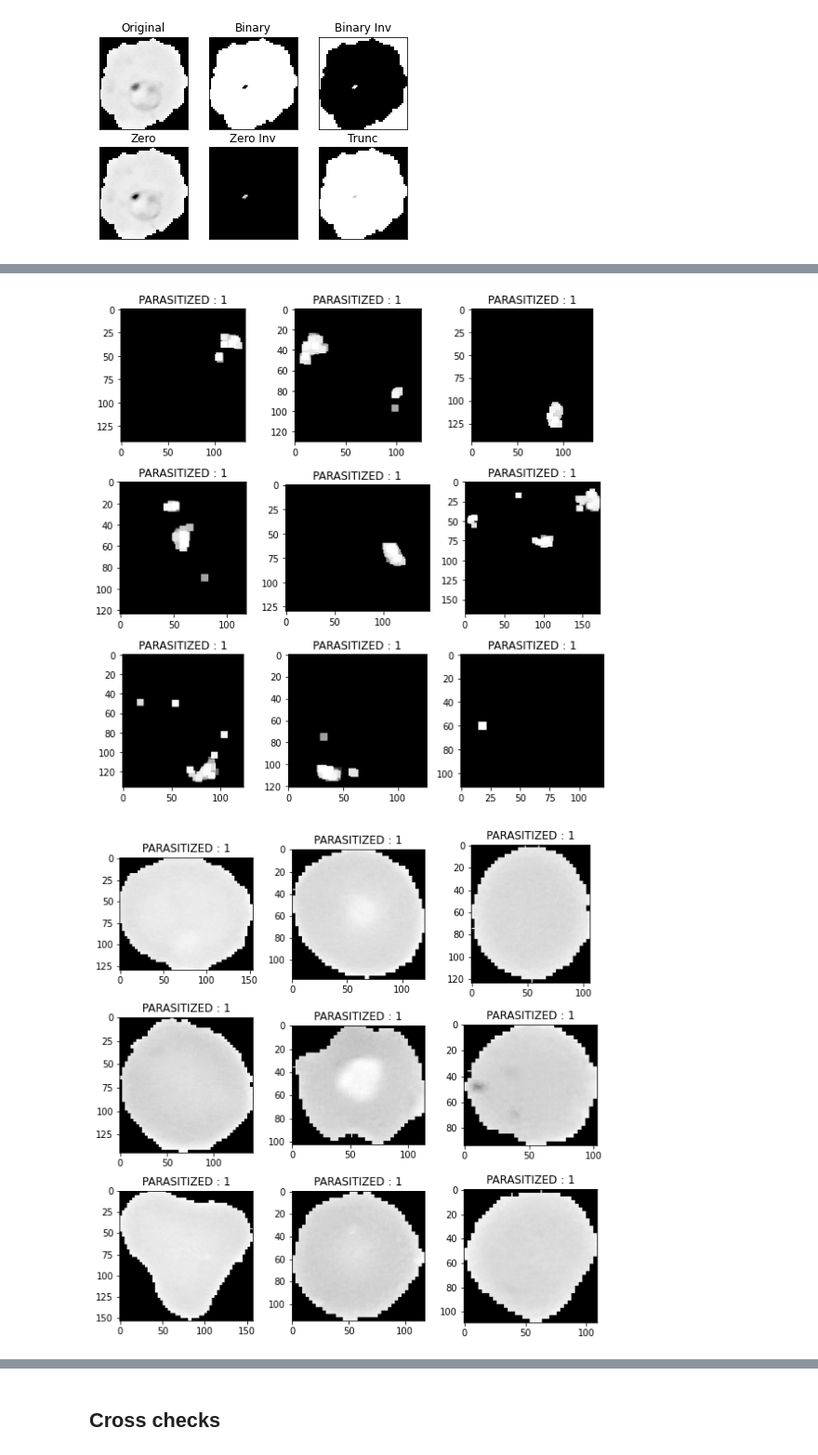
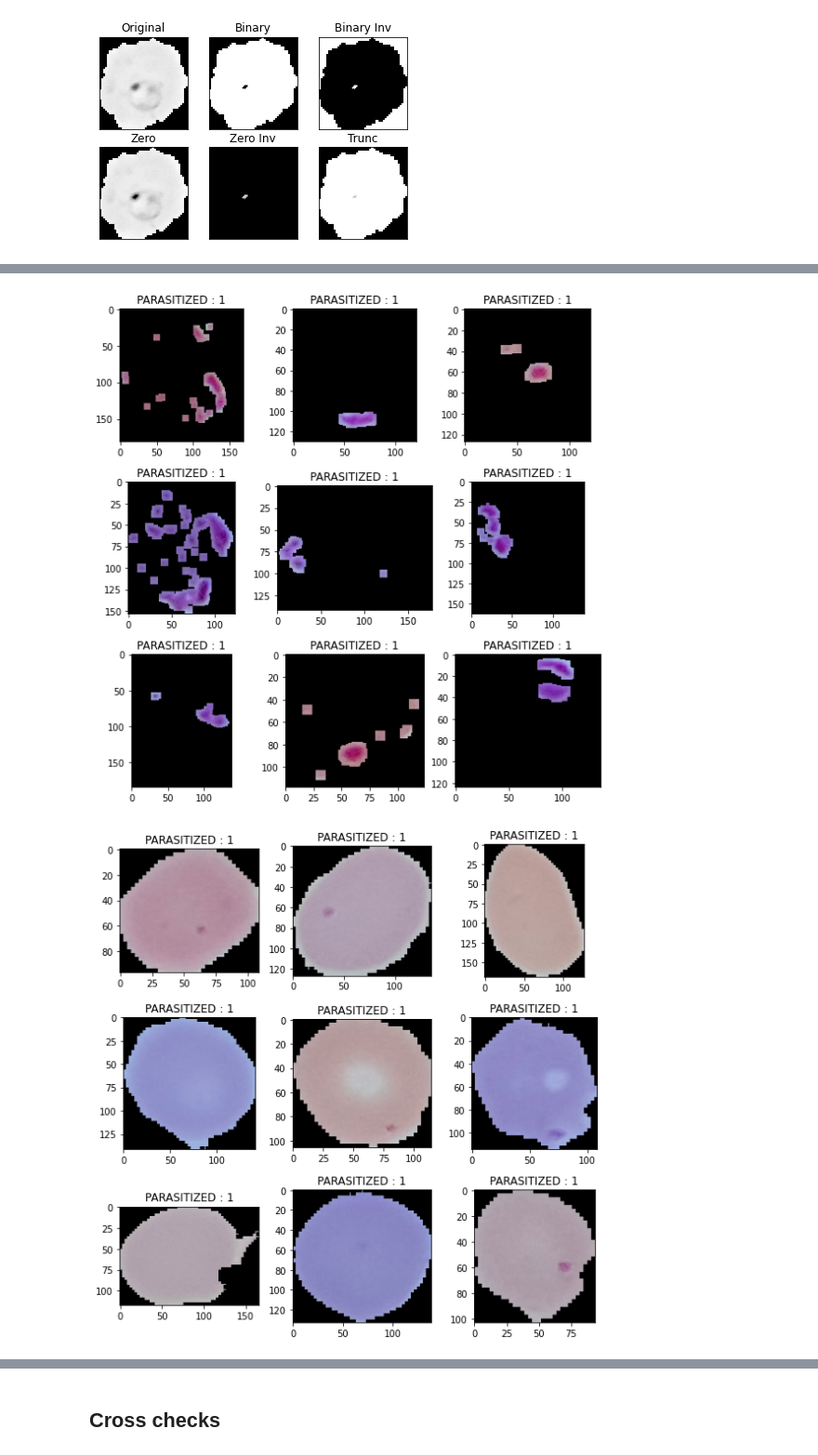
Before and after one commit to UttaraKet1607/Malarial-Cell-Image-Segmentation, a Jupyter notebook: Segmentation.ipynb, the cells around one changed output, grey strips where cells are left out. Shown at 93% size. Cells and saved outputs as stored; diff of their text form; code cells hidden in the pictures.

Commit message:
mask over dilation

```diff
--- a/Segmentation.ipynb
+++ b/Segmentation.ipynb
@@ -126,7 +156,7 @@ plt.show()
 plt.figure(figsize = (8,8))
 for i in range(9):
     plt.subplot(3, 3, i+1)
-    img = cv2.imread('/content/cell_images/Parasitized' + "/" + parasitized_data[i],0)
+    img = cv2.imread('/content/cell_images/Parasitized' + "/" + parasitized_data[i])
     plt.imshow(img, cmap='gray')
     plt.title('PARASITIZED : 1')
     plt.tight_layout()
@@ -137,33 +167,35 @@ plt.show()
 plt.figure(figsize = (8,8))
 for i in range(9):
     plt.subplot(3, 3, i+1)
-    img = cv2.imread('/content/cell_images/Parasitized' + "/" + parasitized_data[i],0)
+    image1 = cv2.imread('/content/cell_images/Parasitized' + "/" + parasitized_data[i])
+    image = cv2.imread('/content/cell_images/Parasitized' + "/" + parasitized_data[i],0)
     kernel = np.array([[-1,-1,-1], [-1,9,-1], [-1,-1,-1]])
-    img = cv2.filter2D(img, ddepth=-1, kernel=kernel)
+    img = cv2.filter2D(image, ddepth=-1, kernel=kernel)
     ret, thresh = cv2.threshold(img,0,255,cv2.THRESH_TOZERO_INV+cv2.THRESH_OTSU)
     # noise removal
     kernel = np.ones((3,3),np.uint8)
     #opening = cv2.morphologyEx(thresh,cv2.MORPH_OPEN,kernel, iterations = 2)
     closing = cv2.morphologyEx(thresh,cv2.MORPH_CLOSE,kernel, iterations = 2)
     # sure background area
-    sure_bg = cv2.dilate(closing,kernel,iterations=3)
-    plt.imshow(sure_bg, cmap='gray')
+    sure_bg = cv2.dilate(closing,kernel,iterations=4)
+    output1 = cv2.bitwise_and(image1, image1, mask = sure_bg)
+    plt.imshow(output1, cmap='gray')
     plt.title('PARASITIZED : 1')
     plt.tight_layout()
 plt.show()
 # %% [output]
-[figure, old version]
+[figure, new version]
 # %%
 plt.figure(figsize = (8,8))
 for i in range(9):
     plt.subplot(3, 3, i+1)
-    img = cv2.imread('/content/cell_images/Uninfected' + "/" + uninfected_data[i],0)
+    img = cv2.imread('/content/cell_images/Uninfected' + "/" + uninfected_data[i])
     plt.imshow(img, cmap='gray')
     plt.title('PARASITIZED : 1')
     plt.tight_layout()
 plt.show()
 # %% [output]
-[figure, old version]
+[figure, new version]
 # %%
 plt.figure(figsize = (8,8))
 for i in range(9):
```
Also changed, not shown: parts of 11 cells of this notebook.
